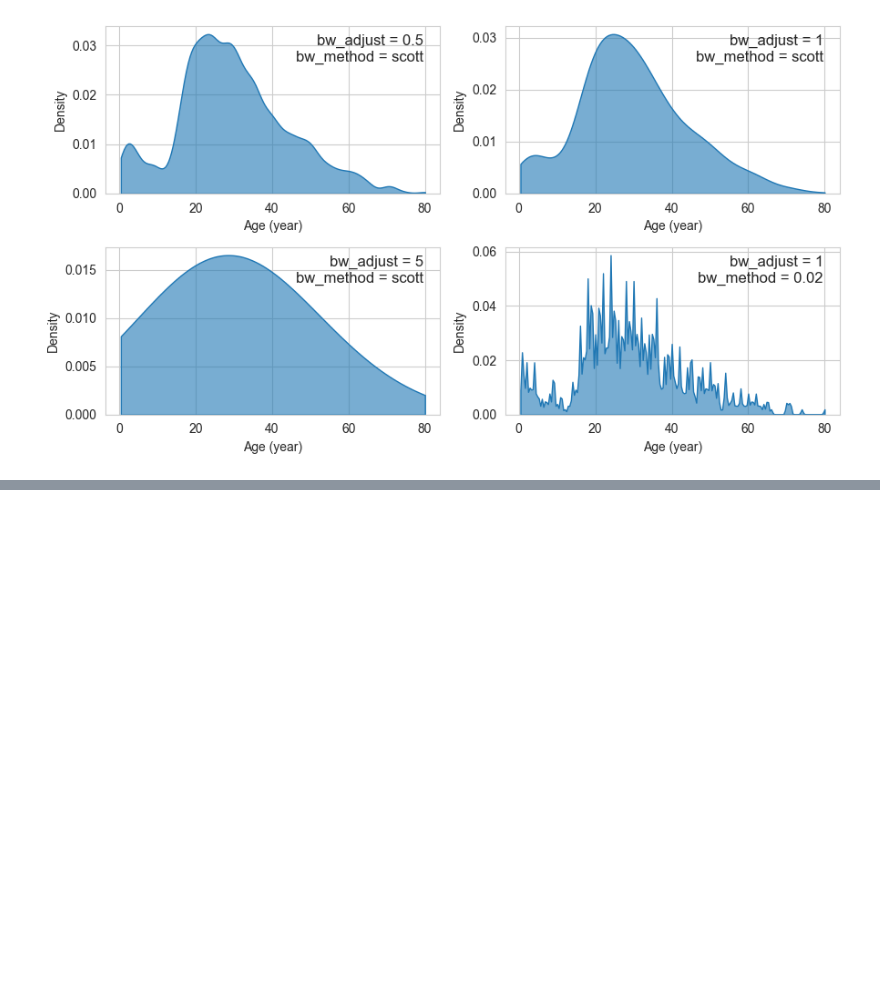
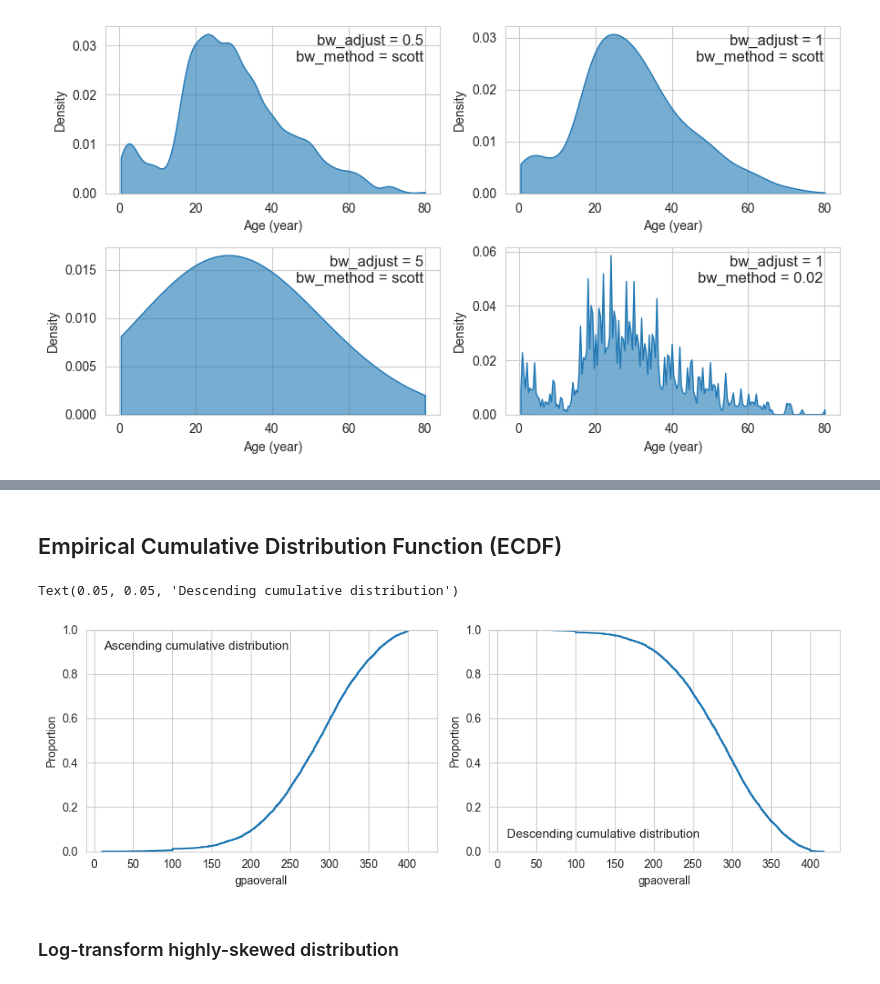
Before and after one commit to jieshu-wang-SBU/EST389_371_2026_spring, a Jupyter notebook: lectures/07-Data_visualization/07-02_visualize_distributions.ipynb, the cells around one changed output, grey strips where cells are left out. Drawn from its saved outputs; the diff is of its cells as text; code cells hidden in the pictures; blank space fills up the shorter version.

```diff
--- a/lectures/07-Data_visualization/07-02_visualize_distributions.ipynb
+++ b/lectures/07-Data_visualization/07-02_visualize_distributions.ipynb
@@ -94,0 +122,24 @@ for bw_adjust, bw_method, ax in zip([0.5, 1, 5, 1],
+# %% [markdown]
+## Empirical Cumulative Distribution Function (ECDF)
+# %%
+import pandas as pd
+
+# read the data
+nls97 = pd.read_csv("../05-data_cleaning/data/nls97.csv")
+# %%
+fig, axes = plt.subplots(nrows=1, ncols=2, figsize=(10,3.5), tight_layout=True, sharex=True)
+
+# plot an ascending cumulative distribution plot
+sns.ecdfplot(data=nls97, x='gpaoverall', stat='proportion',ax=axes.flat[0])
+axes.flat[0].text(0.05, .95, "Ascending cumulative distribution",
+            transform=axes.flat[0].transAxes, ha='left', va='top', fontsize=11)
+
+# plot an ascending cumulative distribution plot
+sns.ecdfplot(data=nls97, x='gpaoverall', stat='proportion',ax=axes.flat[1], complementary=True)
+axes.flat[1].text(.05, .05, "Descending cumulative distribution",
+            transform=axes.flat[1].transAxes, ha='left', va='bottom', fontsize=11)
+# %% [output]
+Text(0.05, 0.05, 'Descending cumulative distribution')
+[figure, added]
+# %% [markdown]
+### Log-transform highly-skewed distribution
```
Also changed, not shown: parts of 22 cells of this notebook, 1 other file.
